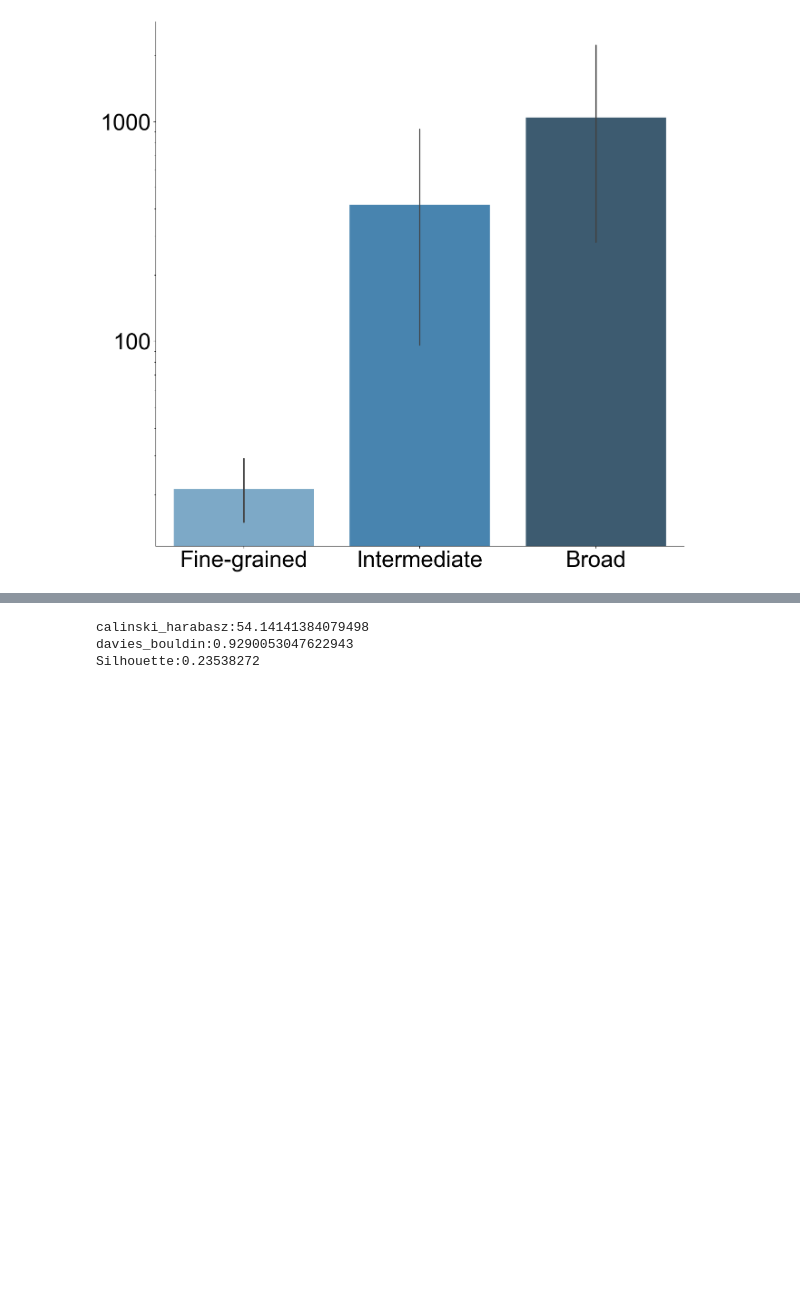
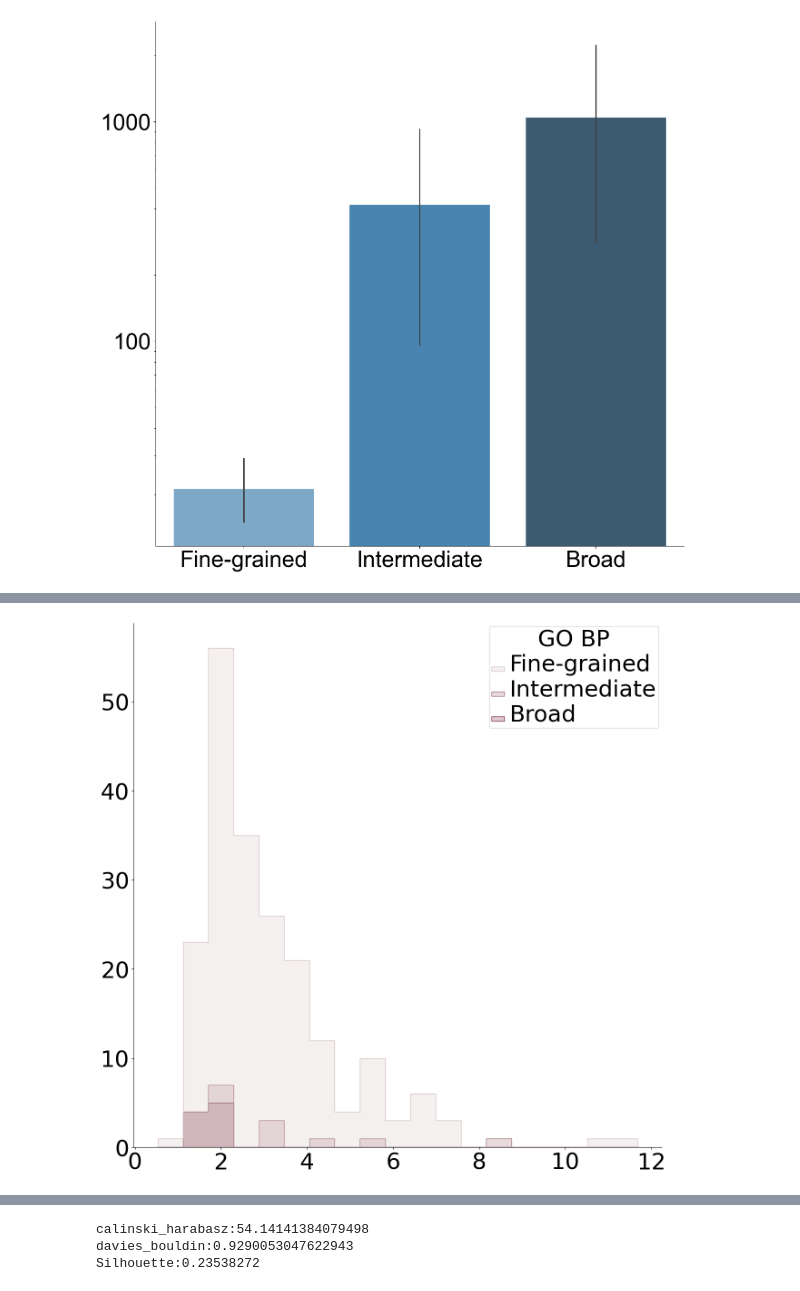
Before and after one commit to menchelab/Exposome, a Jupyter notebook: Exp_fin_4_Infomap_Clustering.ipynb, the cells around one changed output, grey strips where cells are left out. Saved outputs shown, nothing was run; the diff lists cells and outputs as text; code cells hidden in the pictures; blank space fills up the shorter version.

```diff
--- a/Exp_fin_4_Infomap_Clustering.ipynb
+++ b/Exp_fin_4_Infomap_Clustering.ipynb
@@ -1599,0 +1049,19 @@ broad_communities_kegg_unique=extract_unique_terms(broad_communities_kegg)
+# %%
+#https://www.gsea-msigdb.org/gsea/msigdb/human/collections.jsp#C5
+#
+#https://data.broadinstitute.org/gsea-msigdb/msigdb/release/2023.1.Hs/
+import json
+
+def read_json(json_file):
+    with open(json_file, 'r') as f:
+        data = json.load(f)
+    return data
+
+# Example usage:
+json_file = 'input/Libraries/c5.go.v2023.1.Hs.json'
+go_gsea_file = read_json(json_file)
+
+go_match_id_dict = {}
+for key,description_dict in go_gsea_file.items():
+    up_key = key.replace("_"," ")
+    go_match_id_dict[up_key]= description_dict["exactSource"]
@@ -1599,0 +1550,56 @@ broad_communities_kegg_unique=extract_unique_terms(broad_communities_kegg)
+# %%
+goterms_resnik_df=pd.DataFrame()
+
+finegrained_BP_resnik=[]
+iteration=[]
+for com, resnik in fine_grained_communities_gobp_resnik.items():
+    cl_resnik_list=[]
+    for r in resnik:
+        if str(r)!="nan" and str(r)!="inf":
+            cl_resnik_list.append(r)
+    finegrained_BP_resnik.append(float(np.mean(cl_resnik_list)))
+    iteration.append("Fine-grained")
+
+
+middle_BP_resnik=[]
+for com, resnik in middle_communities_gobp_resnik.items():
+    cl_resnik_list=[]
+    for r in resnik:
+        if str(r)!="nan" and str(r)!="inf":
+            cl_resnik_list.append(r)
+    middle_BP_resnik.append(float(np.mean(cl_resnik_list)))
+    iteration.append("Intermediate")
+
+
+broad_BP_resnik=[]
+for com, resnik in broad_communities_gobp_resnik.items():
+    cl_resnik_list=[]
+    for r in resnik:
+        if str(r)!="nan" and str(r)!="inf":
+            cl_resnik_list.append(r)
+    broad_BP_resnik.append(float(np.mean(cl_resnik_list)))
+    iteration.append("Broad")
+
+goterms_resnik_df['resnik']=finegrained_BP_resnik+middle_BP_resnik+broad_BP_resnik
+goterms_resnik_df['GO BP']=iteration
+fig, ax = plt.subplots(figsize=(15,15))
+ax.spines['top'].set_visible(False)
+ax.spines['right'].set_visible(False)
+ax.spines['bottom'].set_visible(True)
+ax.spines['left'].set_visible(True)
+
+#plt.yscale('log')
+
+
+sns.histplot(
+    goterms_resnik_df, x="resnik", hue="GO BP", element="step",palette=['#D8C4C5','#A47179','#7A2D45']
+)
+ax.set_xticklabels([int(i) for i in list(ax.get_xticks())], size = 36)
+ax.set_yticklabels([int(i) for i in list(ax.get_yticks())], size = 36)
+plt.setp(ax.get_legend().get_texts(), fontsize='36') # for legend text
+plt.setp(ax.get_legend().get_title(), fontsize='36') # for legend title
+plt.xlabel('',fontsize=36)
+plt.ylabel('', fontsize=36)
+plt.savefig('output/Figures/SF18A_1_v01_post_rev.pdf',format='pdf',dpi=300, bbox_inches = "tight")
+# %% [output]
+[figure, added]
```
Also changed, not shown: parts of 64 cells of this notebook, 2 other files.
